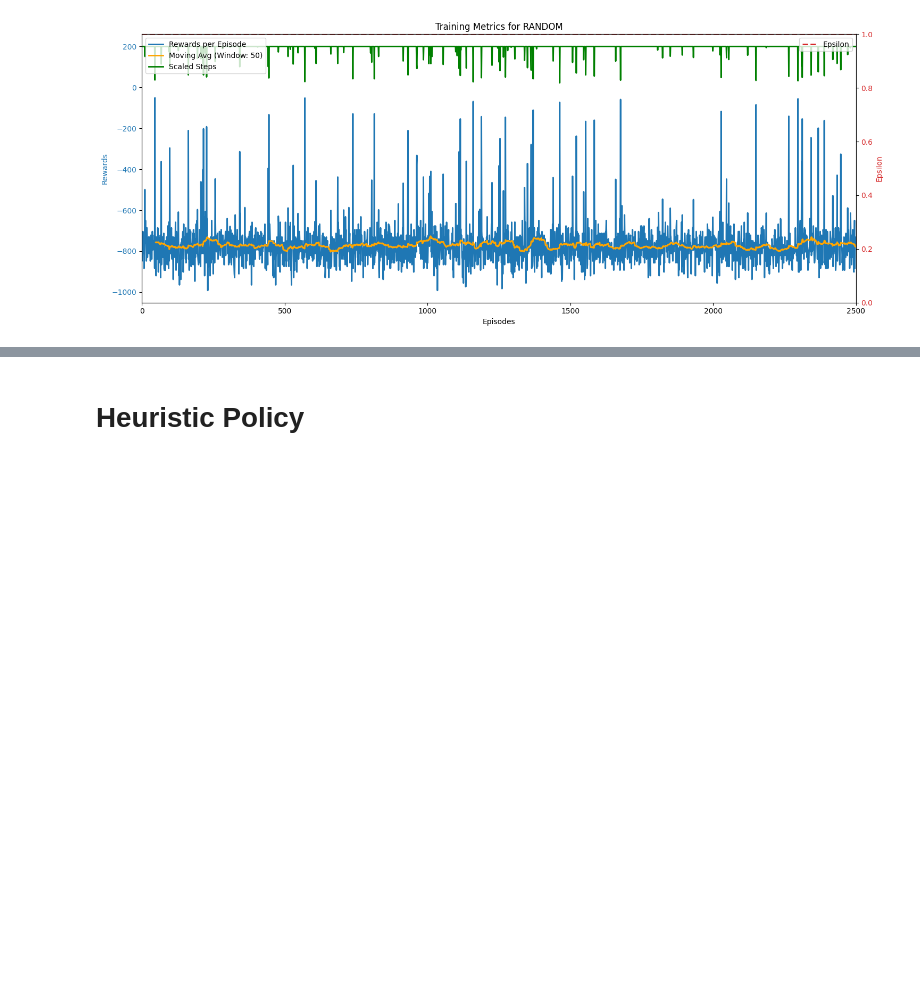
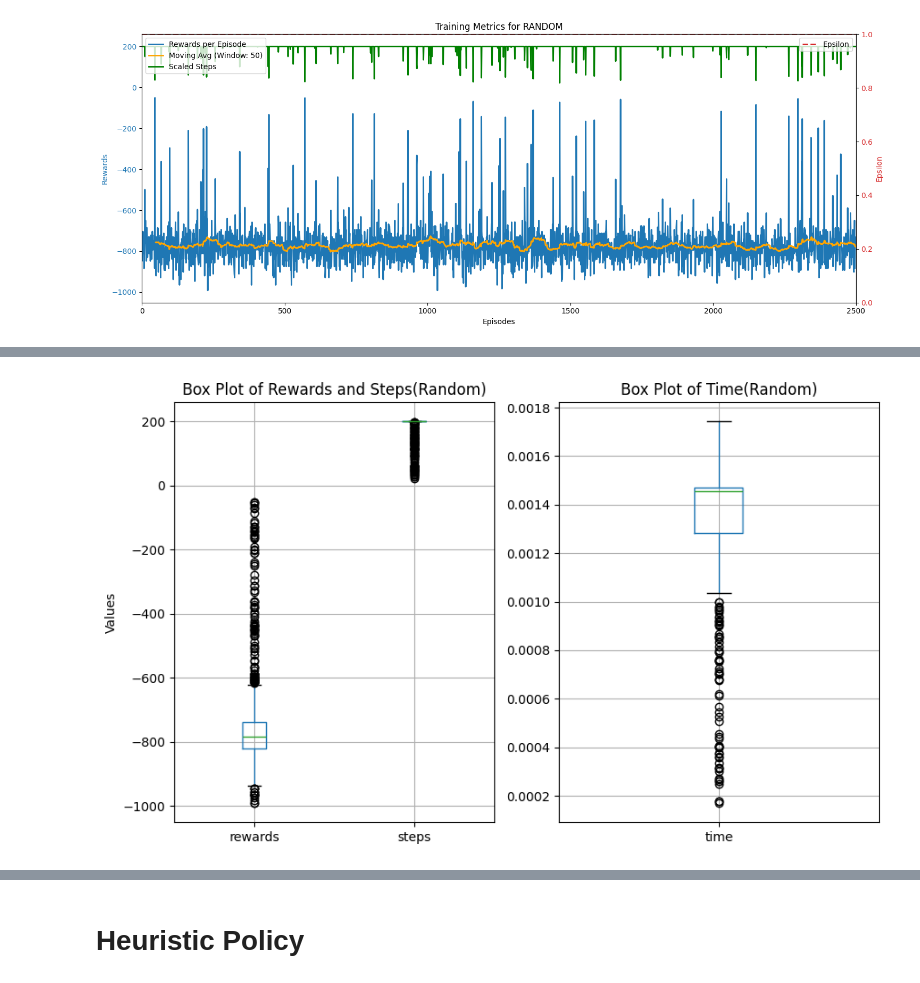
Before and after one commit to SeanMarcusJensen/ACIT4610_Portifolio_KMHS, a Jupyter notebook: problem_4/main.ipynb, the cells around one changed output, grey strips where cells are left out. Saved outputs shown, nothing was run; the diff lists cells and outputs as text; code cells hidden in the pictures; blank space fills up the shorter version.

```diff
--- a/problem_4/main.ipynb
+++ b/problem_4/main.ipynb
@@ -188,0 +196,10 @@ metrics['random'].describe()
+# %%
+fig, axs = plt.subplots(1, 2, figsize=(10, 6))
+metrics['random'][['rewards', 'steps']].boxplot(ax=axs[0])
+metrics['random'][['time']].boxplot(ax=axs[1])
+axs[0].set_title("Box Plot of Rewards and Steps(Random)")
+axs[1].set_title("Box Plot of Time(Random)")
+axs[0].set_ylabel("Values")
+plt.show()
+# %% [output]
+[figure, added]
```
Also changed, not shown: parts of 27 cells of this notebook, 1 other file.
